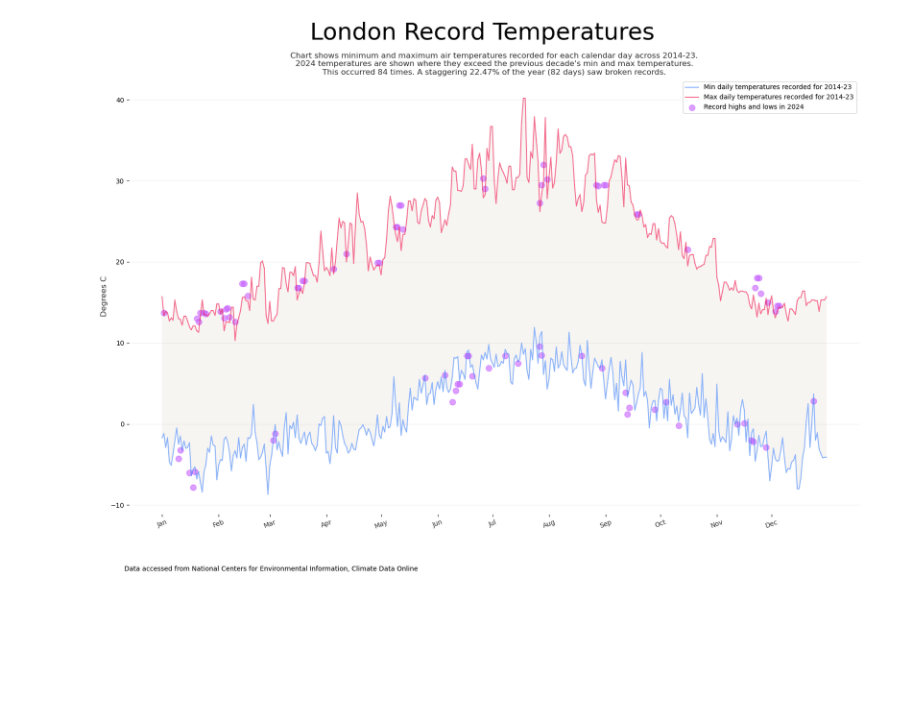
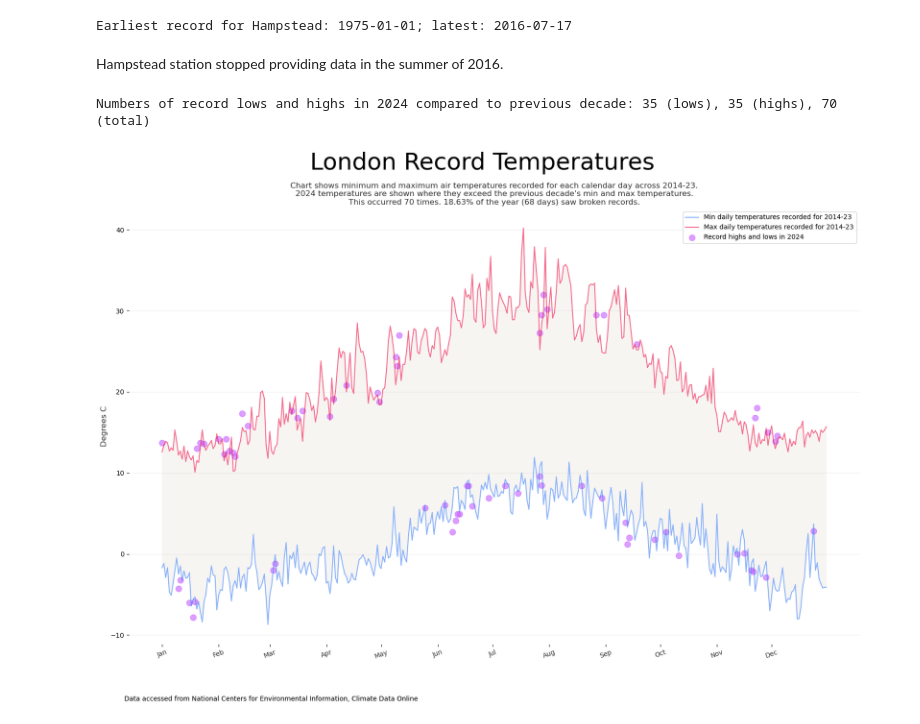
Before and after one commit to huwhallam/portfolio, a Jupyter notebook: assets/London record temperatures.ipynb, the cells around one changed output. Cells and saved outputs as stored; diff of their text form; code cells hidden in the pictures; blank space fills up the shorter version.

```diff
--- a/assets/London record temperatures.ipynb
+++ b/assets/London record temperatures.ipynb
@@ -13,0 +16,6 @@ Daily summaries for London, UK, accessed from Climate Data Online. https://www.n
+# %%
+import pandas as pd
+import numpy as np
+df = pd.read_csv('NOAA - London weather 1975-2024.csv')
+#display(df.head())
+df.size
@@ -14,8 +90,13 @@ Daily summaries for London, UK, accessed from Climate Data Online. https://www.n
+# %%
+print(f"Earliest record for Hampstead: {df.loc[df.STATION == 'UKE00105915', 'DATE'].min()}; latest: {df.loc[df.STATION == 'UKE00105915', 'DATE'].max()}")
+# %% [output]
+Earliest record for Hampstead: 1975-01-01; latest: 2016-07-17
+# %% [markdown]
+Hampstead station stopped providing data in the summer of 2016.
 # %%
-import pandas as pd
-df = pd.read_csv('NOAA - London weather 2014-24.csv')
-
-#remove unnecessary columns
+# Remove data for station UKM00003772
+df = df.loc[df.STATION != 'UKM00003772']
+# Remove unnecessary columns
 df = df[['DATE', 'TMAX', 'TMIN']]
 
 #converte 'DATE' to datetime
@@ -25,18 +106,22 @@ df['DATE'] = pd.to_datetime(df['DATE'])
 df = df.loc[df['DATE'].dt.strftime('%m-%d') != '02-29']
 # %%
 # Create subsets of minimum and maximum temperatures for the period 2014-2023, grouped by day of year
-mins_14_23 = df.loc[df['DATE'] < '2024-01-01'].groupby(df['DATE'].dt.strftime('%m-%d'))['TMIN'].min()
-maxs_14_23 = df.loc[df['DATE'] < '2024-01-01'].groupby(df['DATE'].dt.strftime('%m-%d'))['TMAX'].max()
-avg_lows_14_23 = df.loc[df['DATE'] < '2024-01-01'].groupby(df['DATE'].dt.strftime('%m-%d'))['TMIN'].mean()
-avg_highs_14_23 = df.loc[df['DATE'] < '2024-01-01'].groupby(df['DATE'].dt.strftime('%m-%d'))['TMAX'].mean()
+mins_14_23 = df.loc[df['DATE'].between('2014-01-01', '2023-12-31')].groupby(df['DATE'].dt.strftime('%m-%d'))['TMIN'].min()
+maxs_14_23 = df.loc[df['DATE'].between('2014-01-01', '2023-12-31')].groupby(df['DATE'].dt.strftime('%m-%d'))['TMAX'].max()
+avg_lows_14_23 = df.loc[df['DATE'].between('2014-01-01', '2023-12-31')].groupby(df['DATE'].dt.strftime('%m-%d'))['TMIN'].mean()
+avg_highs_14_23 = df.loc[df['DATE'].between('2014-01-01', '2023-12-31')].groupby(df['DATE'].dt.strftime('%m-%d'))['TMAX'].mean()
 
 # Create subset of mins and maxs for 2024 data grouped by day of year
-mins_2024 = df.loc[df['DATE'] >= '2024-01-01'].groupby(df['DATE'].dt.strftime('%m-%d'))['TMIN'].min()
-maxs_2024 = df.loc[df['DATE'] >= '2024-01-01'].groupby(df['DATE'].dt.strftime('%m-%d'))['TMAX'].max()
+mins_2024 = df.loc[df['DATE'].between('2024-01-01', '2024-12-31')].groupby(df['DATE'].dt.strftime('%m-%d'))['TMIN'].min()
+maxs_2024 = df.loc[df['DATE'].between('2024-01-01', '2024-12-31')].groupby(df['DATE'].dt.strftime('%m-%d'))['TMAX'].max()
 
 # Create collection of 2024 datapoints that exceed previous decades maxima and minima
-records = mins_2024.loc[mins_2024 < mins_14_23]
-records = pd.concat([records, maxs_2024.loc[maxs_2024 > maxs_14_23]])
+record_lows = mins_2024.loc[mins_2024 < mins_14_23]
+record_highs = maxs_2024.loc[maxs_2024 > maxs_14_23]
+records = pd.concat([record_lows, record_highs])
+print(f"Numbers of record lows and highs in 2024 compared to previous decade: {record_lows.size} (lows), {record_highs.size} (highs), {records.size} (total)")
+# %% [output]
+Numbers of record lows and highs in 2024 compared to previous decade: 35 (lows), 35 (highs), 70 (total)
 # %%
 import matplotlib.pyplot as plt
 from calendar import month_abbr
@@ -46,35 +131,35 @@ plt.figure(figsize=(20, 12))#, facecolor='xkcd:dark grey');
 plt.ylabel('Degrees C', alpha=0.8, fontsize=12)
 #plt.xlabel('Year from January through December', alpha=0.8)
 plt.suptitle('London Record Temperatures', fontsize=36)#, x=0.125, ha='left')
-plt.title(f"Chart shows minimum and maximum air temperatures recorded for each calendar day across 2014-23.\n2024 temperatures are shown where they exceed the previous decade's min and max temperatures.\nThis occurred {records.size} times. A staggering {records.index.nunique()/365:.2%} of the year ({records.index.nunique()} days) saw broken records.", alpha=0.8, fontsize=12)#, loc='left')
+plt.title(f"Chart shows minimum and maximum air temperatures recorded for each calendar day across 2014-23.\n2024 temperatures are shown where they exceed the previous decade's min and max temperatures.\nThis occurred {records.size} times. {records.index.nunique()/365:.2%} of the year ({records.index.nunique()} days) saw broken records.", alpha=0.8, fontsize=12)#, loc='left')
 
 plt.plot(mins_14_23, '-,', color='xkcd:dodger blue', alpha=0.6)
 plt.plot(maxs_14_23, '-,', color='xkcd:pinkish red', alpha=0.6)
 #plt.plot(avg_lows_14_23, '--', color='xkcd:dodger blue', alpha=0.4)
 #plt.plot(avg_highs_14_23, '--', color='xkcd:pinkish red', alpha=0.4)
 
 ticks = pd.DataFrame([i, month_abbr[int(x[:2])]] for i, x in enumerate(mins_14_23.index))
 ticks.columns=['index', 'month']
 ticks_grouped = ticks.groupby('month').first()
 plt.xticks(ticks_grouped['index'], ticks_grouped.index, rotation=20, alpha=0.8)
 
 ax = plt.gca()
 #ax.set_facecolor('xkcd:dark grey')
 ax.fill_between(range(len(mins_14_23)),
                        mins_14_23, maxs_14_23,
                        facecolor='xkcd:mushroom',
                        alpha=0.1,
                        label='_nolegend_');
 
 plt.scatter(records.index, records, s=80, c='xkcd:bright lavender', marker='o', alpha=0.6)
 plt.legend(['Min daily temperatures recorded for 2014-23', 'Max daily temperatures recorded for 2014-23', 'Record highs and lows in 2024'], loc='best')
 plt.grid(axis = 'y', alpha=0.2)
 
 # remove the frame of the chart
 for spine in plt.gca().spines.values():
     spine.set_visible(False)
 
 plt.figtext(0.12, 0.01, "Data accessed from National Centers for Environmental Information, Climate Data Online");
 #plt.savefig('London record air temperatures.png', bbox_inches='tight')
 # %% [output]
-[figure, old version]
+[figure, new version]
```
Also changed, not shown: parts of 88 cells of this notebook.
